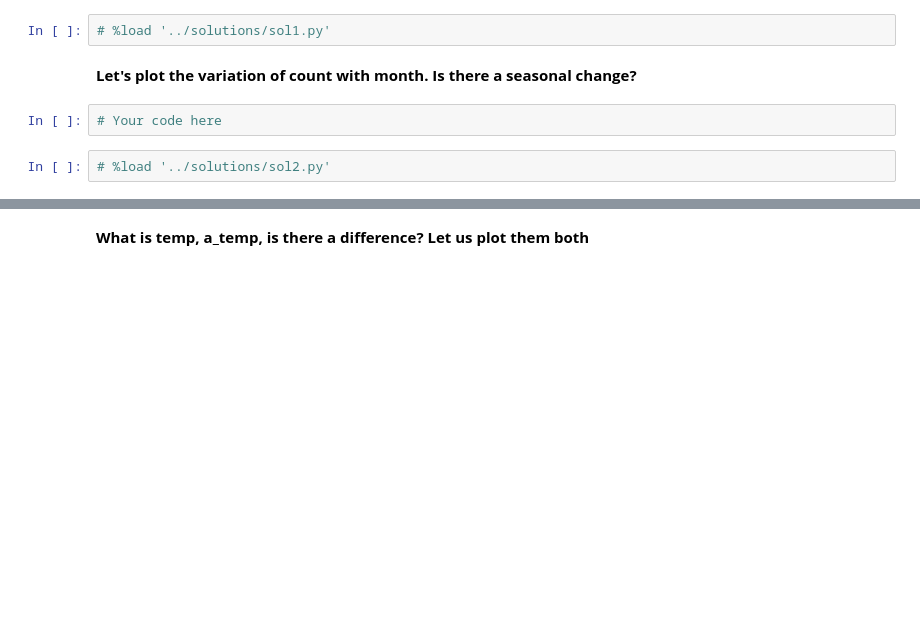
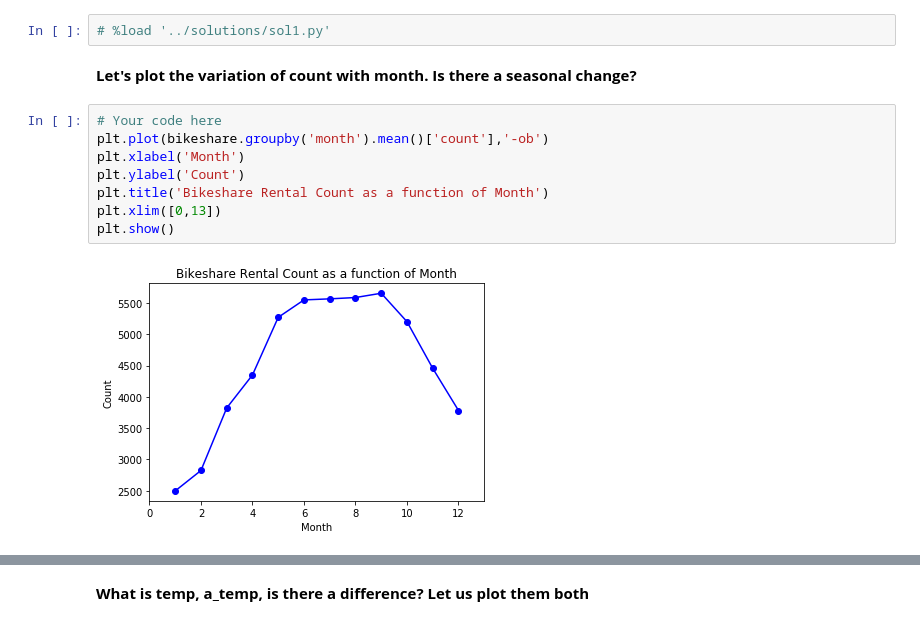
Before and after one commit to biankaursul/2019-CS109A, a Jupyter notebook: content/sections/section2/notebook/cs109a_section_2.ipynb, the cells around one changed output, grey strips where cells are left out. Drawn from its saved outputs; the diff is of its cells as text; blank space fills up the shorter version.

```diff
--- a/content/sections/section2/notebook/cs109a_section_2.ipynb
+++ b/content/sections/section2/notebook/cs109a_section_2.ipynb
@@ -80,7 +114,13 @@ display(bikeshare.describe())
 # %load '../solutions/sol1.py'
 # %% [markdown]
 **Let's plot the variation of count with month. Is  there a seasonal change?**
-# %%
-# Your code here
-# %%
-# %load '../solutions/sol2.py'
+# %%
+# Your code here
+plt.plot(bikeshare.groupby('month').mean()['count'],'-ob')
+plt.xlabel('Month')
+plt.ylabel('Count')
+plt.title('Bikeshare Rental Count as a function of Month')
+plt.xlim([0,13])
+plt.show()
+# %% [output]
+[figure, added]
```
Also changed, not shown: parts of 24 cells of this notebook, 3 other files.
